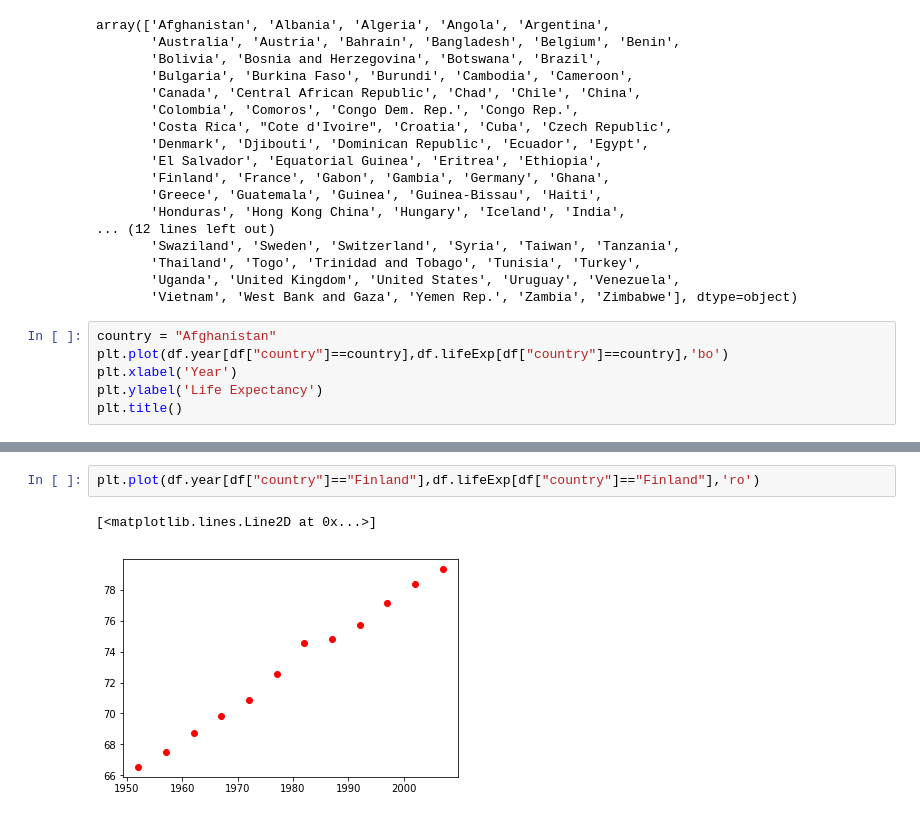
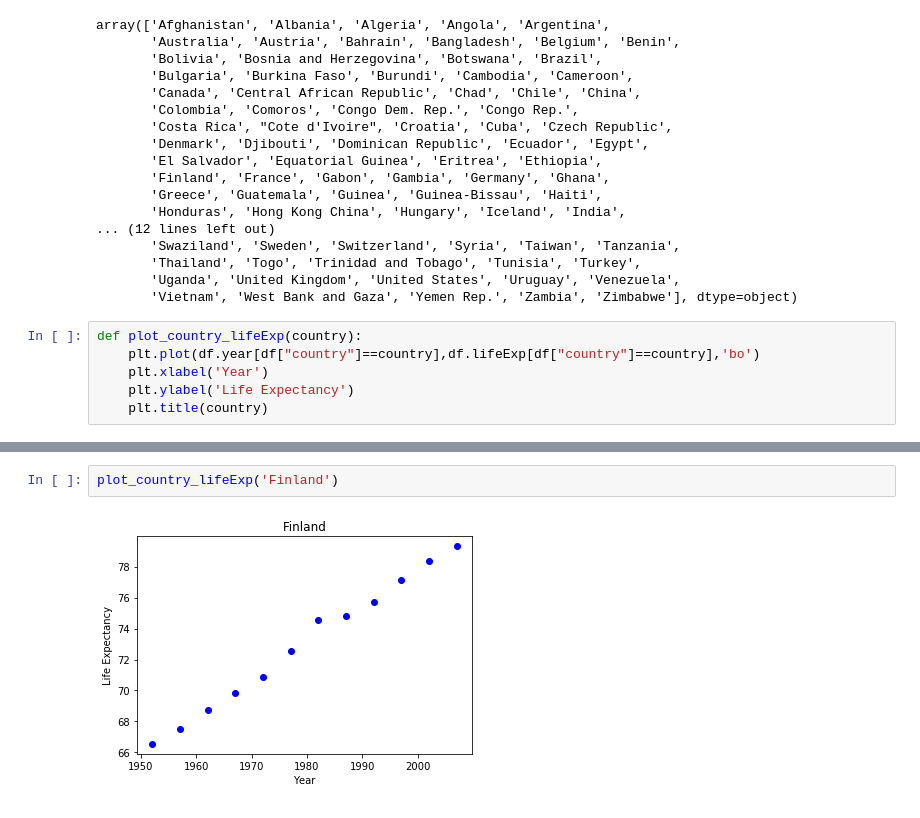
Before and after one commit to alexprescott/capstone_2017, a Jupyter notebook: PlottingLifeExp.ipynb, the cells around one changed output, grey strips where cells are left out. Cells and saved outputs as stored; diff of their text form.

Commit message:
Defined functions for plotting and comparing life expectancy of multiple countries

```diff
--- a/PlottingLifeExp.ipynb
+++ b/PlottingLifeExp.ipynb
@@ -59,8 +59,8 @@ array(['Afghanistan', 'Albania', 'Algeria', 'Angola', 'Argentina',
        'Uganda', 'United Kingdom', 'United States', 'Uruguay', 'Venezuela',
        'Vietnam', 'West Bank and Gaza', 'Yemen Rep.', 'Zambia', 'Zimbabwe'], dtype=object)
 # %%
-country = "Afghanistan"
-plt.plot(df.year[df["country"]==country],df.lifeExp[df["country"]==country],'bo')
-plt.xlabel('Year')
-plt.ylabel('Life Expectancy')
-plt.title()
+def plot_country_lifeExp(country):
+    plt.plot(df.year[df["country"]==country],df.lifeExp[df["country"]==country],'bo')
+    plt.xlabel('Year')
+    plt.ylabel('Life Expectancy')
+    plt.title(country)
@@ -80,5 +67,4 @@ plt.plot(df.year[df["country"]=="United States"],df.lifeExp[df["country"]=="Unit
-# %%
-plt.plot(df.year[df["country"]=="Finland"],df.lifeExp[df["country"]=="Finland"],'ro')
-# %% [output]
-[<matplotlib.lines.Line2D at 0x...>]
-[figure, removed]
+# %%
+plot_country_lifeExp('Finland')
+# %% [output]
+[figure, added]
```
Also changed, not shown: parts of 6 cells of this notebook.
